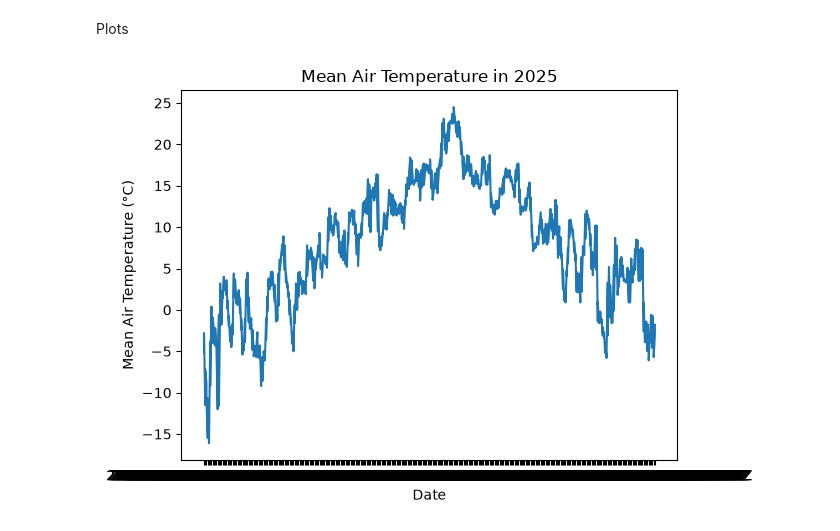
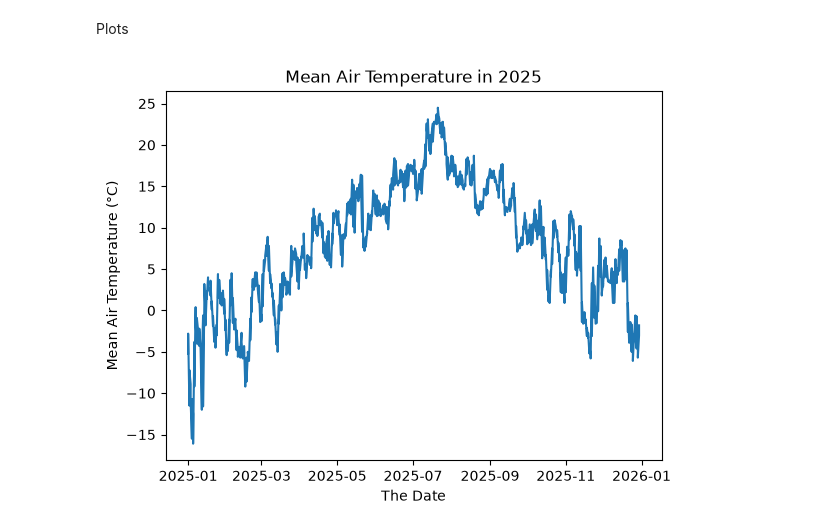
Before and after one commit to adriannv22/Inf201_deliverabal1, a Jupyter notebook: inf201_deliverabel_1.ipynb, the cells around one changed output. Drawn from its saved outputs; the diff is of its cells as text; code cells hidden in the pictures.

```diff
--- a/inf201_deliverabel_1.ipynb
+++ b/inf201_deliverabel_1.ipynb
@@ -55,10 +55,12 @@ Data retrieved from frost.met.no!
 # %% [markdown]
 Plots
 # %%
+df['referenceTime'] = pd.to_datetime(df['referenceTime'])
+
 plt.plot(df['referenceTime'], df['value'])
 plt.title('Mean Air Temperature in 2025')
-plt.xlabel('Date')
+plt.xlabel('The Date')
 plt.ylabel('Mean Air Temperature (°C)')
 plt.show()
 # %% [output]
-[figure, old version]
+[figure, new version]
```
Also changed, not shown: parts of 1 cell of this notebook.
